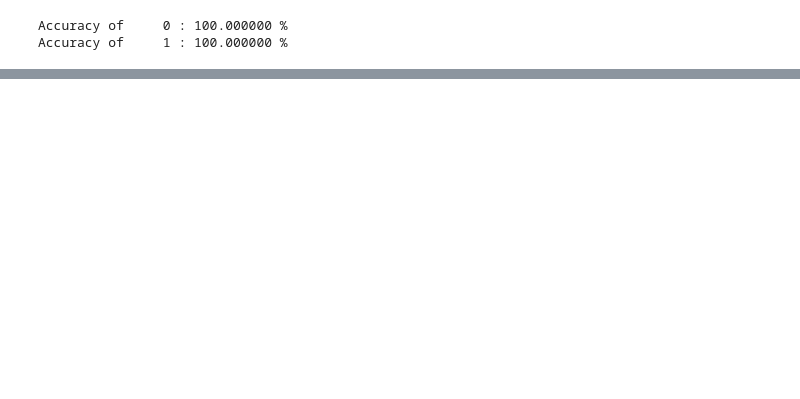
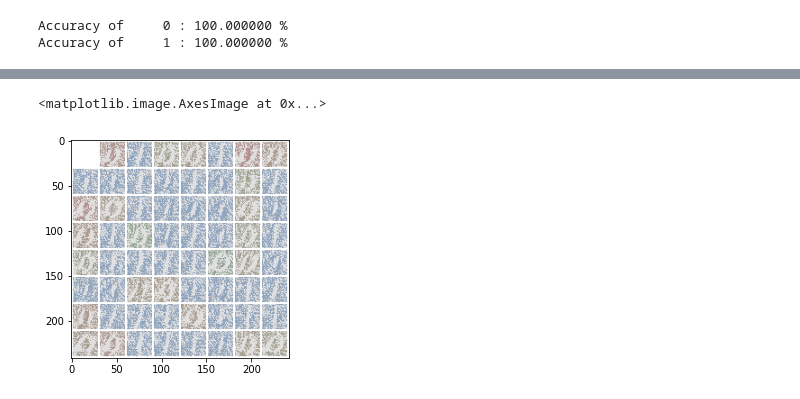
Before and after one commit to giotto-ai/giotto-deep, a Jupyter notebook: examples/MNIST_SAMPLE_Decision_Boundary.ipynb, the cells around one changed output, grey strips where cells are left out. Saved outputs shown, nothing was run; the diff lists cells and outputs as text; code cells hidden in the pictures; blank space fills up the shorter version.

```diff
--- a/examples/MNIST_SAMPLE_Decision_Boundary.ipynb
+++ b/examples/MNIST_SAMPLE_Decision_Boundary.ipynb
@@ -266,0 +280,28 @@ imageio.mimwrite('Hyperbolic_Flow_Animation.gif', images, fps=4)
+# %%
+initial_points = iter(testloader).next()[0].to(dev)
+y = iter(testloader).next()[1]
+# %%
+def fgsm_attack(image, epsilon, data_grad):
+    # Collect the element-wise sign of the data gradient
+    sign_data_grad = data_grad.sign()
+    # Create the perturbed image by adjusting each pixel of the input image
+    perturbed_image = image + epsilon*sign_data_grad
+    # Adding clipping to maintain [0,1] range
+    perturbed_image = torch.clamp(perturbed_image, 0, 1)
+    # Return the perturbed image
+    return perturbed_image
+# %%
+delta = torch.zeros_like(initial_points)
+
+delta.requires_grad = True
+
+loss = F.cross_entropy(digit_detect_nn(initial_points + delta), y)
+
+loss.backward()
+# %%
+adv_images = fgsm_attack(initial_points, 4., delta.grad)
+# %%
+plt.imshow(heat_imshow(adv_images, F.softmax(digit_detect_nn(adv_images), dim=-1)[:,0]))
+# %% [output]
+<matplotlib.image.AxesImage at 0x...>
+[figure, added]
```
Also changed, not shown: parts of 6 cells of this notebook, 1 other file.
